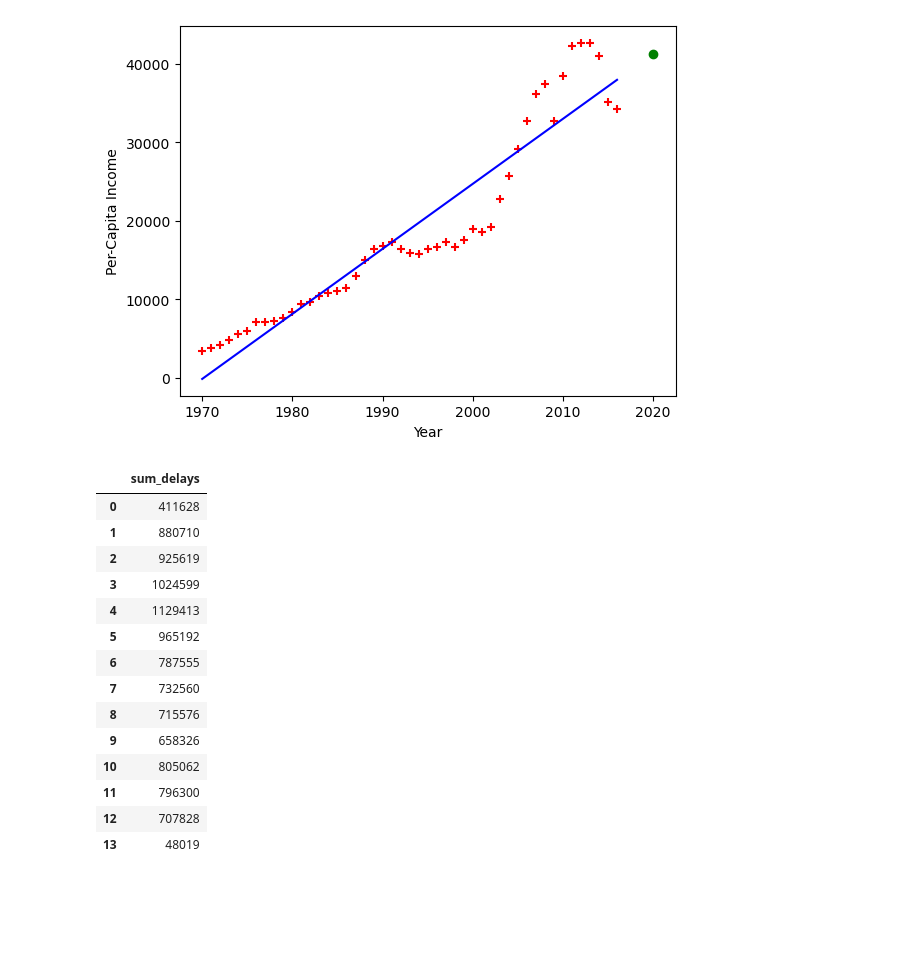
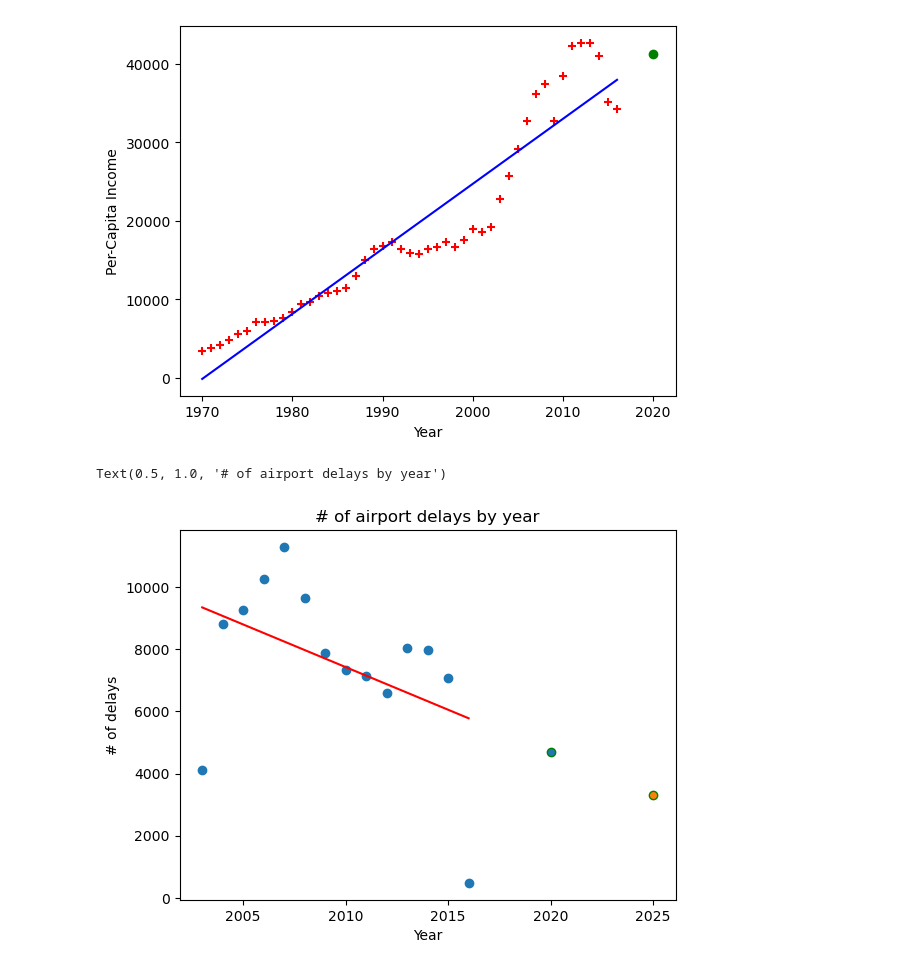
Before and after one commit to cthacker-udel/MLIntro, a Jupyter notebook: practice1.ipynb, the cells around one changed output. Saved outputs shown, nothing was run; the diff lists cells and outputs as text; code cells hidden in the pictures; blank space fills up the shorter version.

Commit message:
[master] Added airport delay linreg model

```diff
--- a/practice1.ipynb
+++ b/practice1.ipynb
@@ -143,39 +143,36 @@ plt.plot(2020, income_model.predict([[2020]])[0][0], marker='o', markeredgecolor
 # %%
 ## predict the # of delays in the coming years for airlines
 
 airport_df = pd.read_csv('./pandaspractice/airlines.csv')
 
 # airport_df[['Time.Year']]
 
 grouped_df = airport_df.groupby(by='Time.Year').sum()
 
 #airport_df[['Statistics.# of Delays.Carrier', 'Statistics.# of Delays.Late Aircraft', 'Statistics.# of Delays.National Aviation System', 'Statistics.# of Delays.Security', 'Statistics.# of Delays.Weather']].aggregate(np.sum)
 
 grouped_df['sum_delays'] = grouped_df['Statistics.# of Delays.Carrier'].add(grouped_df['Statistics.# of Delays.Late Aircraft']).add(grouped_df['Statistics.# of Delays.National Aviation System']).add(grouped_df['Statistics.# of Delays.Security']).add(grouped_df['Statistics.# of Delays.Weather'])
 
 airport_model = linear_model.LinearRegression()
 
 grouped_df = grouped_df.reset_index()
 
 
 airport_model.fit(grouped_df[['Time.Year']], grouped_df[['sum_delays']])
 
 %matplotlib inline
 
-plt.scatter(grouped_df[['Time.Year']], grouped_df[['sum_delays']])
+plt.scatter(grouped_df[['Time.Year']], grouped_df[['sum_delays']].apply(lambda x: x / 100))
+
+plt.plot(grouped_df[['Time.Year']], [x / 100 for x in airport_model.predict(grouped_df[['Time.Year']])], color='red')
+
+plt.plot(2020, airport_model.predict([[2020]])[0][0] / 100, marker='o', markeredgecolor='green')
+
+plt.plot(2025, airport_model.predict([[2025]])[0][0] / 100, marker='o', markeredgecolor='green')
+
+plt.ylabel('# of delays')
+plt.xlabel('Year')
+plt.title('# of airport delays by year')
 # %% [output]
-|  | sum_delays |
-| 0 | 411628 |
-| 1 | 880710 |
-| 2 | 925619 |
-| 3 | 1024599 |
-| 4 | 1129413 |
-| 5 | 965192 |
-| 6 | 787555 |
-| 7 | 732560 |
-| 8 | 715576 |
-| 9 | 658326 |
-| 10 | 805062 |
-| 11 | 796300 |
-| 12 | 707828 |
-| 13 | 48019 |
+Text(0.5, 1.0, '# of airport delays by year')
+[figure, added]
```
